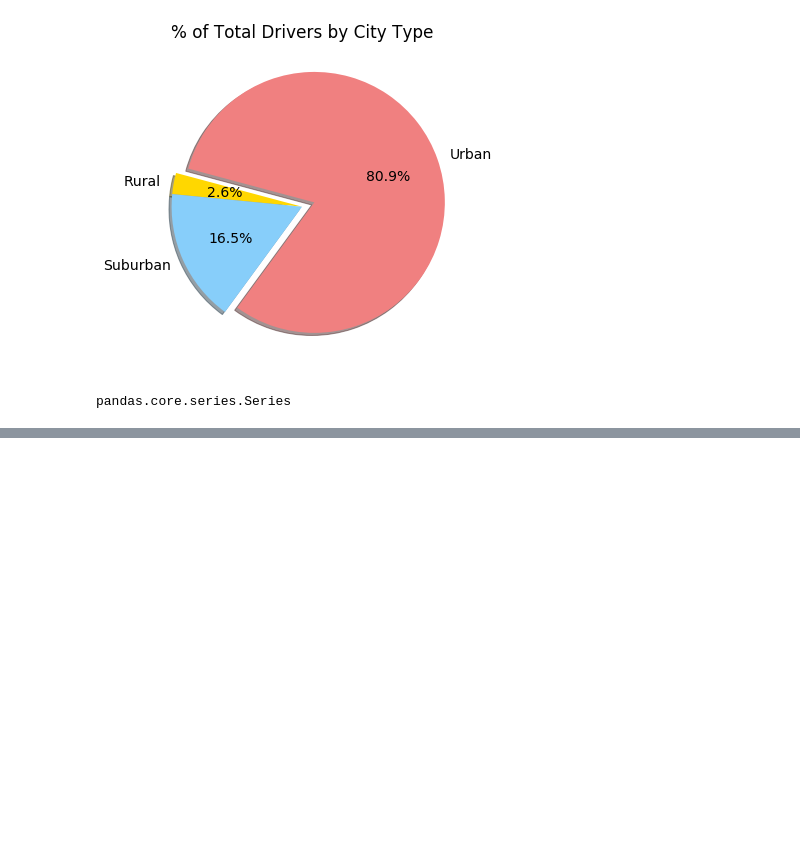
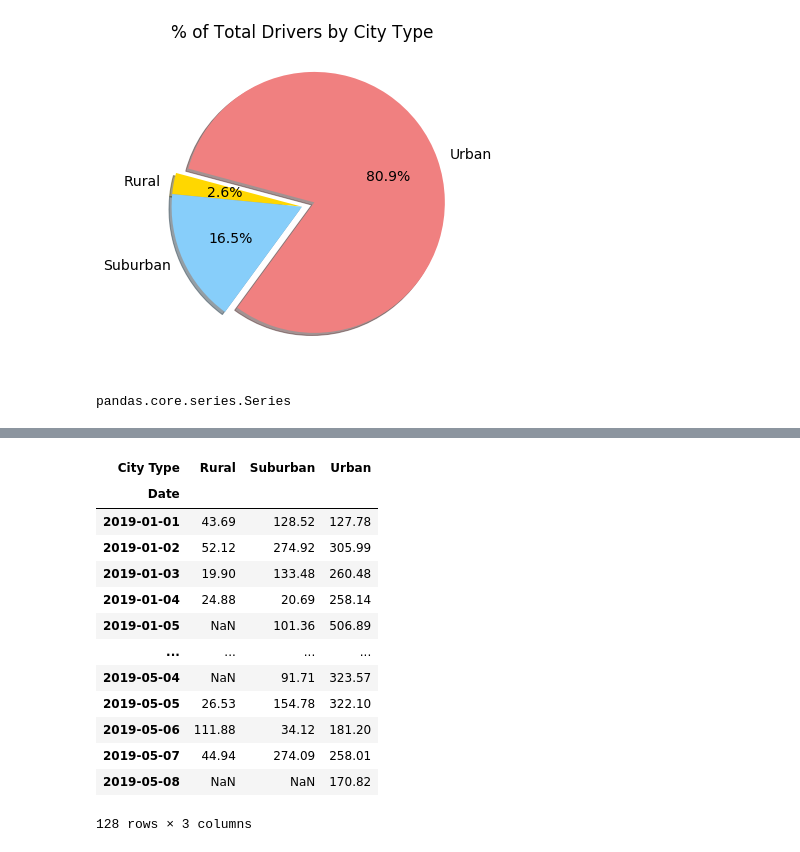
Before and after one commit to CocoLB/05-Pyber_Analysis, a Jupyter notebook: PyBer.ipynb, the cells around one changed output, grey strips where cells are left out. Saved outputs shown, nothing was run; the diff lists cells and outputs as text; code cells hidden in the pictures; blank space fills up the shorter version.

```diff
--- a/PyBer.ipynb
+++ b/PyBer.ipynb
@@ -987,0 +1004,6 @@ summary_df
+# %%
+# create new data frame with only date-fare-type
+pyber_dateindex_small = pyber_dateindex_df.copy()
+pyber_dateindex_small = pyber_dateindex_small.drop(columns=["City","Ride Id","No. Drivers"])
+pyber_dateindex_small.index.name = None
+pyber_dateindex_small.head()
@@ -987,0 +1017,5 @@ summary_df
+# %%
+# set the index to datatime type
+pyber_dateindex_small.index = pd.to_datetime(pyber_dateindex_small.index)
+# check the type of the index to be datetime
+pyber_dateindex_small.info()
@@ -987,0 +1069,22 @@ summary_df
+# %%
+# create the Pivot Table DataFrames by date and city type
+# reset index type to datetime
+pyber_pivot_df = sum_fares_df.pivot(index="level_1", columns = "City Type", values = "Fare")
+pyber_pivot_df.index.name = "Date"
+pyber_pivot_df.index = pd.to_datetime(pyber_pivot_df.index)
+pyber_pivot_df
+# %% [output]
+| City Type | Rural | Suburban | Urban |
+| Date |  |  |  |
+| 2019-01-01 | 43.69 | 128.52 | 127.78 |
+| 2019-01-02 | 52.12 | 274.92 | 305.99 |
+| 2019-01-03 | 19.90 | 133.48 | 260.48 |
+| 2019-01-04 | 24.88 | 20.69 | 258.14 |
+| 2019-01-05 | NaN | 101.36 | 506.89 |
+| ... | ... | ... | ... |
+| 2019-05-04 | NaN | 91.71 | 323.57 |
+| 2019-05-05 | 26.53 | 154.78 | 322.10 |
+| 2019-05-06 | 111.88 | 34.12 | 181.20 |
+| 2019-05-07 | 44.94 | 274.09 | 258.01 |
+| 2019-05-08 | NaN | NaN | 170.82 |
+128 rows × 3 columns
```
Also changed, not shown: parts of 9 cells of this notebook, 1 other file.
